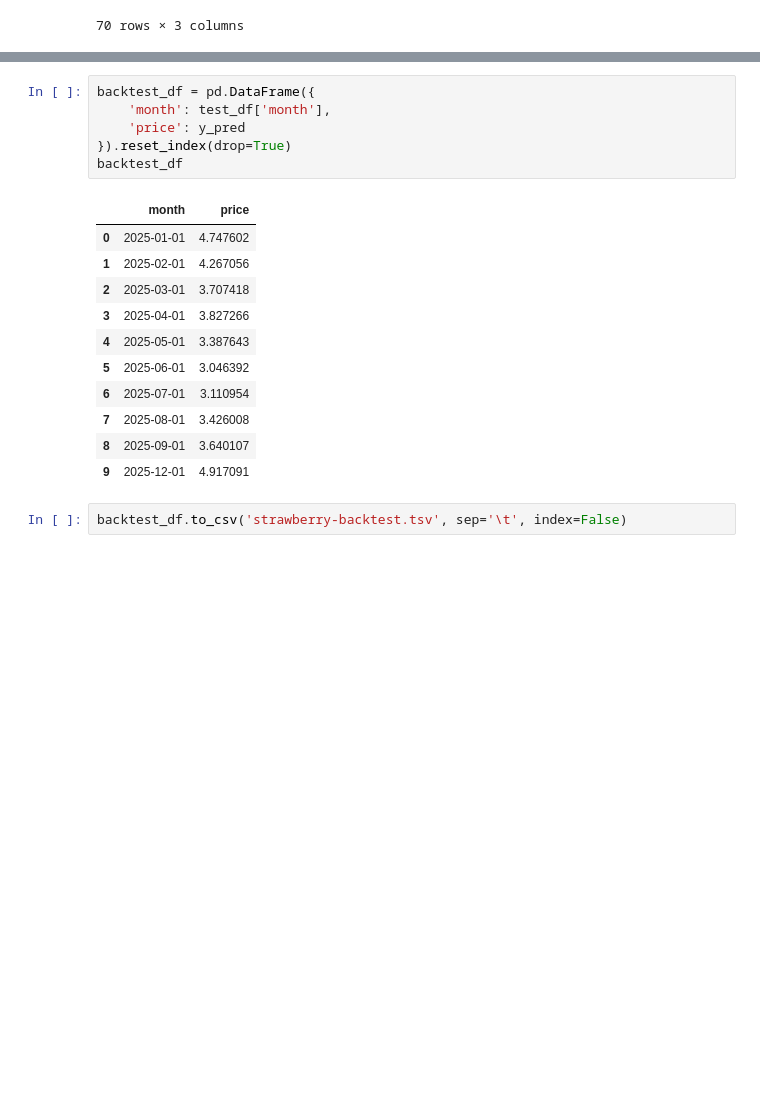
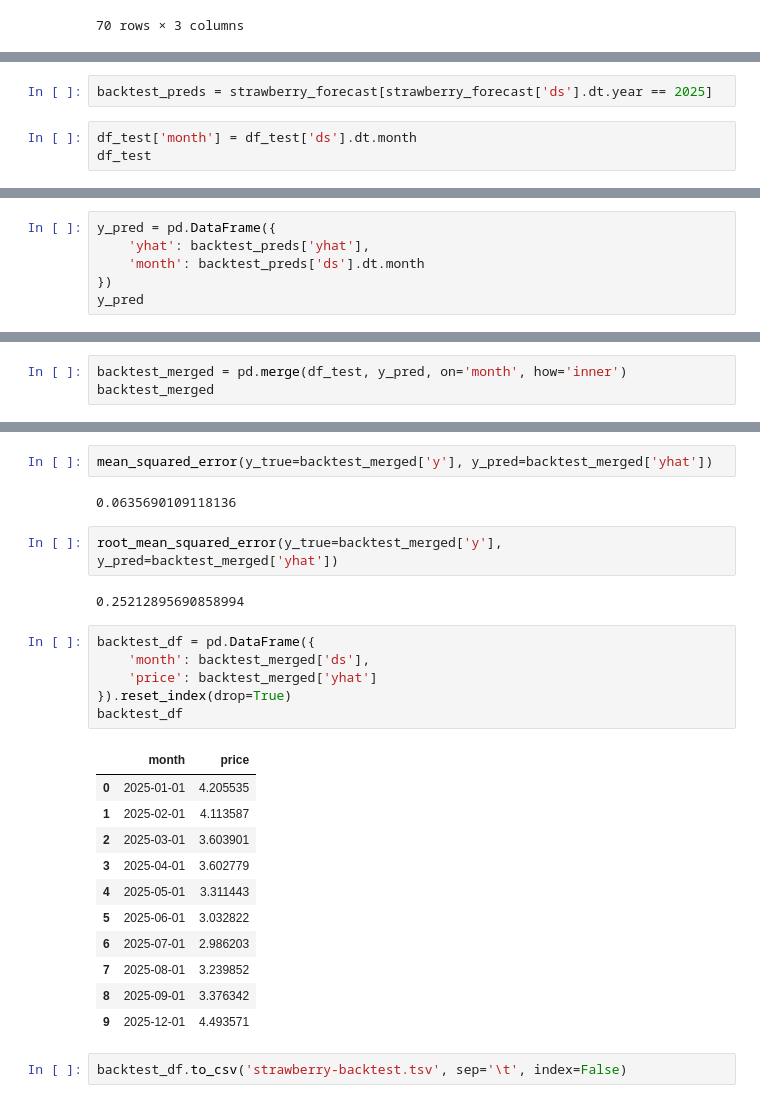
Before and after one commit to calebhadley1/AI_in_the_Field_Coursework, a Jupyter notebook: Week 2/dx704-project-02.ipynb, the cells around one changed output, grey strips where cells are left out. Cells and saved outputs as stored; diff of their text form; blank space fills up the shorter version.

```diff
--- a/Week 2/dx704-project-02.ipynb
+++ b/Week 2/dx704-project-02.ipynb
@@ -224,0 +250,5 @@ test_df
+# %%
+backtest_preds = strawberry_forecast[strawberry_forecast['ds'].dt.year == 2025]
+# %%
+df_test['month'] = df_test['ds'].dt.month
+df_test
@@ -224,0 +267,6 @@ test_df
+# %%
+y_pred = pd.DataFrame({
+    'yhat': backtest_preds['yhat'],
+    'month': backtest_preds['ds'].dt.month
+})
+y_pred
@@ -224,0 +287,3 @@ test_df
+# %%
+backtest_merged = pd.merge(df_test, y_pred, on='month', how='inner')
+backtest_merged
@@ -225,21 +302,29 @@ test_df
+# %%
+mean_squared_error(y_true=backtest_merged['y'], y_pred=backtest_merged['yhat'])
+# %% [output]
+0.0635690109118136
+# %%
+root_mean_squared_error(y_true=backtest_merged['y'], y_pred=backtest_merged['yhat'])
+# %% [output]
+0.25212895690858994
 # %%
 backtest_df = pd.DataFrame({
-    'month': test_df['month'],
-    'price': y_pred
+    'month': backtest_merged['ds'],
+    'price': backtest_merged['yhat']
 }).reset_index(drop=True)
 backtest_df
 # %% [output]
 |  | month | price |
-| 0 | 2025-01-01 | 4.747602 |
-| 1 | 2025-02-01 | 4.267056 |
-| 2 | 2025-03-01 | 3.707418 |
-| 3 | 2025-04-01 | 3.827266 |
-| 4 | 2025-05-01 | 3.387643 |
-| 5 | 2025-06-01 | 3.046392 |
-| 6 | 2025-07-01 | 3.110954 |
-| 7 | 2025-08-01 | 3.426008 |
-| 8 | 2025-09-01 | 3.640107 |
-| 9 | 2025-12-01 | 4.917091 |
+| 0 | 2025-01-01 | 4.205535 |
+| 1 | 2025-02-01 | 4.113587 |
+| 2 | 2025-03-01 | 3.603901 |
+| 3 | 2025-04-01 | 3.602779 |
+| 4 | 2025-05-01 | 3.311443 |
+| 5 | 2025-06-01 | 3.032822 |
+| 6 | 2025-07-01 | 2.986203 |
+| 7 | 2025-08-01 | 3.239852 |
+| 8 | 2025-09-01 | 3.376342 |
+| 9 | 2025-12-01 | 4.493571 |
 # %%
 backtest_df.to_csv('strawberry-backtest.tsv', sep='\t', index=False)
 # %% [markdown]
```
Also changed, not shown: parts of 30 cells of this notebook, 2 other files.
